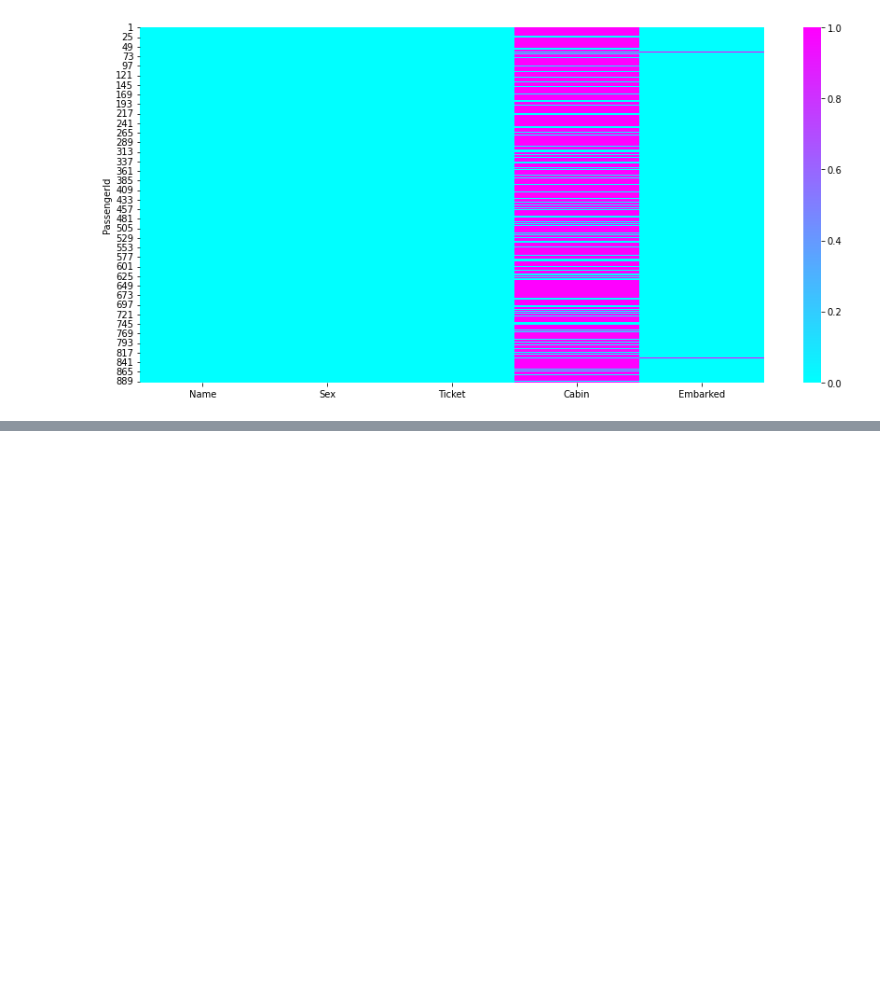
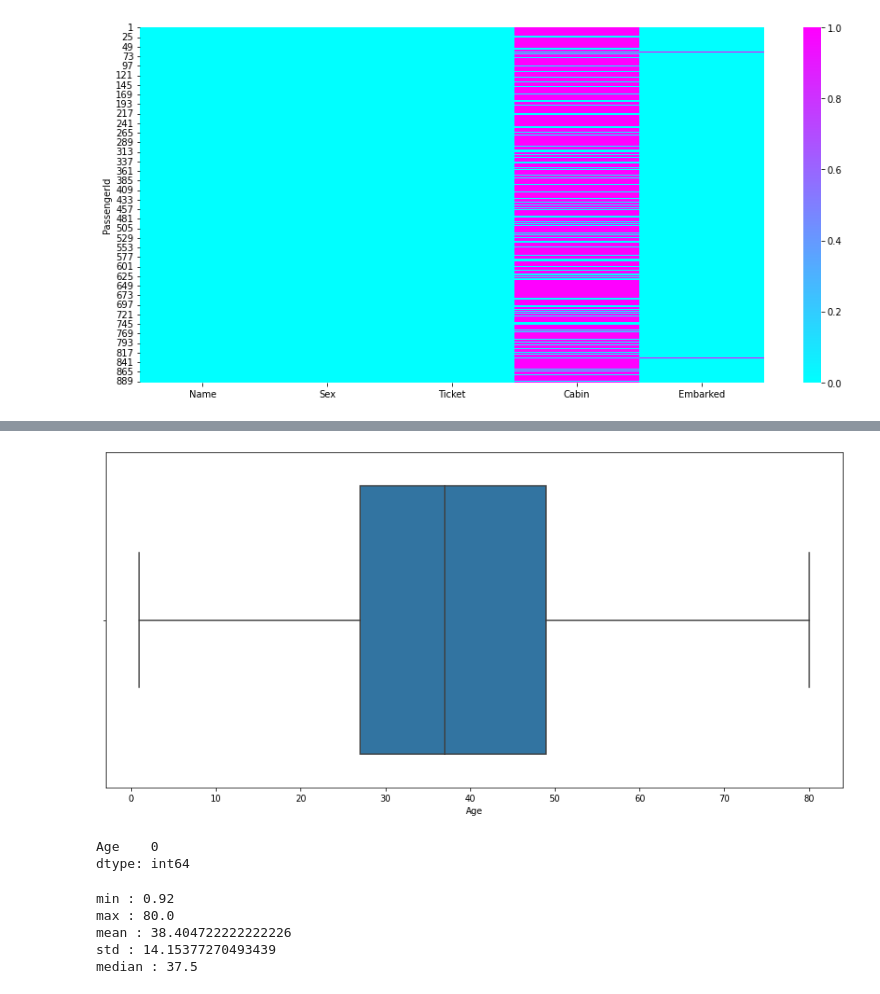
Before and after one commit to D-Aditya-Amarnath/Titanic, a Jupyter notebook: titanic.ipynb, the cells around one changed output, grey strips where cells are left out. Cells and saved outputs as stored; diff of their text form; code cells hidden in the pictures; blank space fills up the shorter version.

```diff
--- a/titanic.ipynb
+++ b/titanic.ipynb
@@ -359,0 +408,19 @@ plt.show()
+# %%
+sns.boxplot(data=t1,x="Age")
+plt.show()
+# %% [output]
+[figure, added]
+# %%
+fill_missing_Age(t1)
+t1.isna().sum()
+# %% [output]
+Age    0
+dtype: int64
+# %%
+print(f'min : {t1.min()[0]}\nmax : {t1.max()[0]}\nmean : {t1.mean()[0]}\nstd : {t1.std()[0]}\nmedian : {t1.median()[0]}')
+# %% [output]
+min : 0.92
+max : 80.0
+mean : 38.404722222222226
+std : 14.15377270493439
+median : 37.5
```
Also changed, not shown: parts of 38 cells of this notebook.
